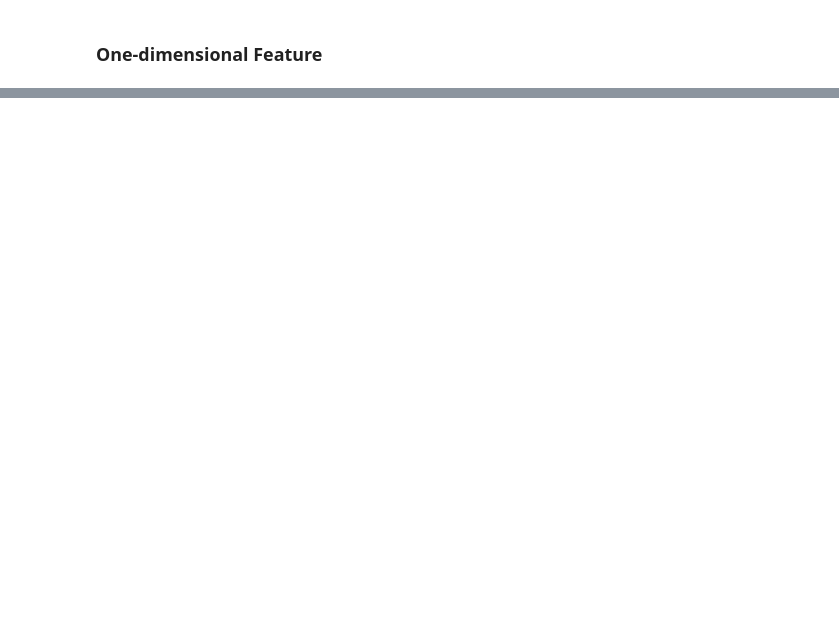
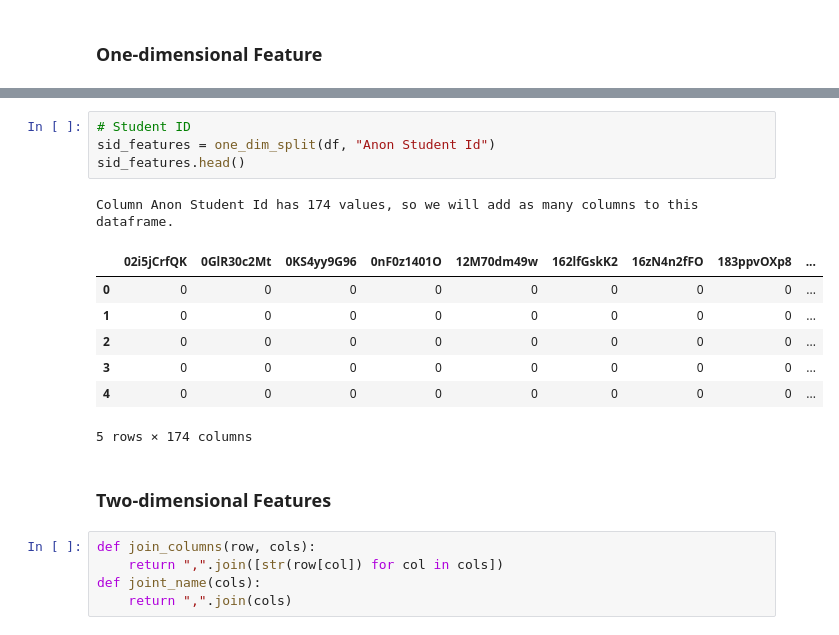
Before and after one commit to peihaowang/KDDCup2010, a Jupyter notebook: sparse_features.ipynb, the cells around one changed output, grey strips where cells are left out. Cells and saved outputs as stored; diff of their text form; blank space fills up the shorter version.

```diff
--- a/sparse_features.ipynb
+++ b/sparse_features.ipynb
@@ -110,0 +150,20 @@ KeyboardInterrupt:
+# %%
+# Student ID
+sid_features = one_dim_split(df, "Anon Student Id")
+sid_features.head()
+# %% [output]
+Column Anon Student Id has 174 values, so we will add as many columns to this dataframe.
+|  | 02i5jCrfQK | 0GlR30c2Mt | 0KS4yy9G96 | 0nF0z1401O | 12M70dm49w | 162lfGskK2 | 16zN4n2fFO | 183ppvOXp8 | ... |
+| 0 | 0 | 0 | 0 | 0 | 0 | 0 | 0 | 0 | ... |
+| 1 | 0 | 0 | 0 | 0 | 0 | 0 | 0 | 0 | ... |
+| 2 | 0 | 0 | 0 | 0 | 0 | 0 | 0 | 0 | ... |
+| 3 | 0 | 0 | 0 | 0 | 0 | 0 | 0 | 0 | ... |
+| 4 | 0 | 0 | 0 | 0 | 0 | 0 | 0 | 0 | ... |
+5 rows × 174 columns
+# %% [markdown]
+### Two-dimensional Features
+# %%
+def join_columns(row, cols):
+    return ",".join([str(row[col]) for col in cols])
+def joint_name(cols):
+    return ",".join(cols)
```
Also changed, not shown: parts of 66 cells of this notebook.
